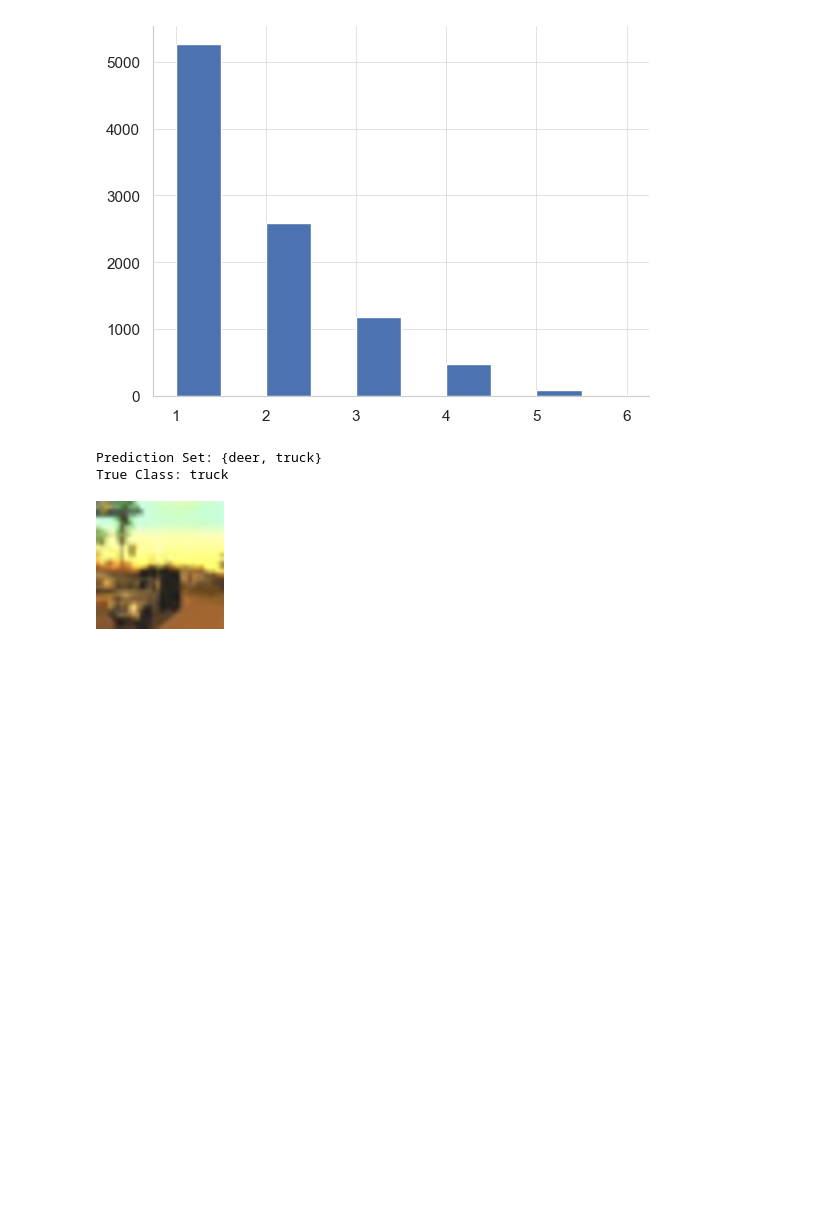
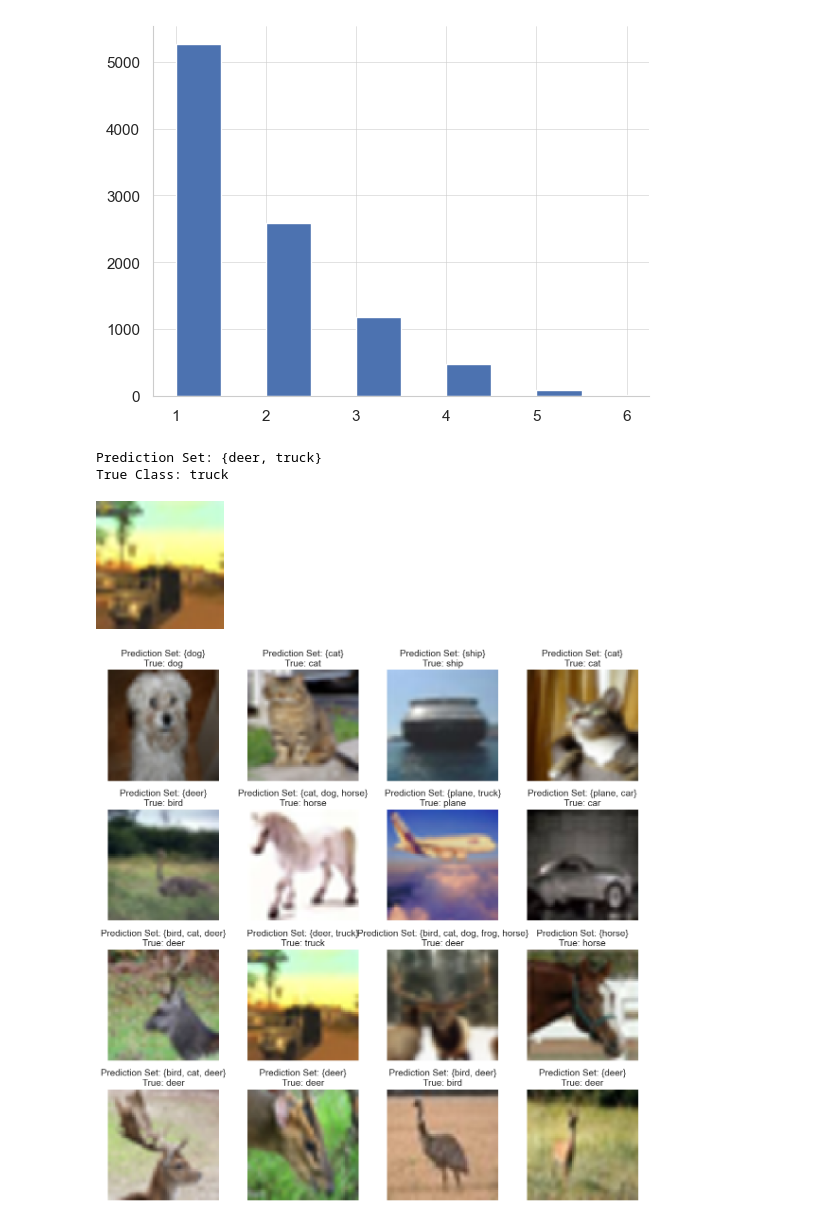
Before and after one commit to foty-hub/msc_thesis, a Jupyter notebook: notebooks/cp_classification.ipynb, the cells around one changed output. Drawn from its saved outputs; the diff is of its cells as text; code cells hidden in the pictures; blank space fills up the shorter version.

Commit message:
grid vis for classification

```diff
--- a/notebooks/cp_classification.ipynb
+++ b/notebooks/cp_classification.ipynb
@@ -339,3 +339,56 @@ img.resize(size=(128, 128))
 Prediction Set: {deer, truck}
 True Class: truck
 [figure]
+# %%
+import matplotlib.pyplot as plt
+
+def plot_prediction_grid(x_test, y_test, prediction_sets, classes, indices=range(16)):
+    """
+    Show a 4×4 grid of images with their prediction sets and true labels.
+
+    Parameters
+    ----------
+    x_test : array-like
+        Input images.
+    y_test : array-like
+        One-hot true labels.
+    prediction_sets : sequence of sequences
+        Model’s prediction sets, aligned with x_test. The slice [-16:] is kept
+        to match your original indexing.
+    classes : list[str]
+        Mapping from label index to class name.
+    jax_to_pil : Callable
+        Function converting a JAX/NumPy image to a PIL Image.
+    indices : iterable[int], default range(16)
+        Indices to plot. Must have length ≤ 16 to fit a 4×4 grid.
+
+    Returns
+    -------
+    matplotlib.figure.Figure
+        The generated figure (useful for saving or further tweaking).
+    """
+    fig, axes = plt.subplots(4, 4, figsize=(12, 12))
+    axes = axes.flatten()
+
+    for ax, idx in zip(axes, indices):
+        # image
+        img = jax_to_pil(x_test[idx])
+        ax.imshow(img.resize((64, 64)))
+        ax.axis("off")
+
+        # text
+        pred_str = ", ".join(classes[c] for c in prediction_sets[-16 + idx])
+        true_cls = classes[y_test[idx].argmax()]
+        ax.set_title(f"Prediction Set: {{{pred_str}}}\nTrue: {true_cls}", fontsize=14)
+
+    # Hide unused axes if <16 indices
+    for ax in axes[len(indices):]:
+        ax.axis("off")
+
+    plt.tight_layout()
+    return fig
+
+fig = plot_prediction_grid(x_test, y_test, prediction_sets, classes)
+plt.show()    # or fig.savefig("pred_grid.png", dpi=300)
+# %% [output]
+[figure, added]
```
